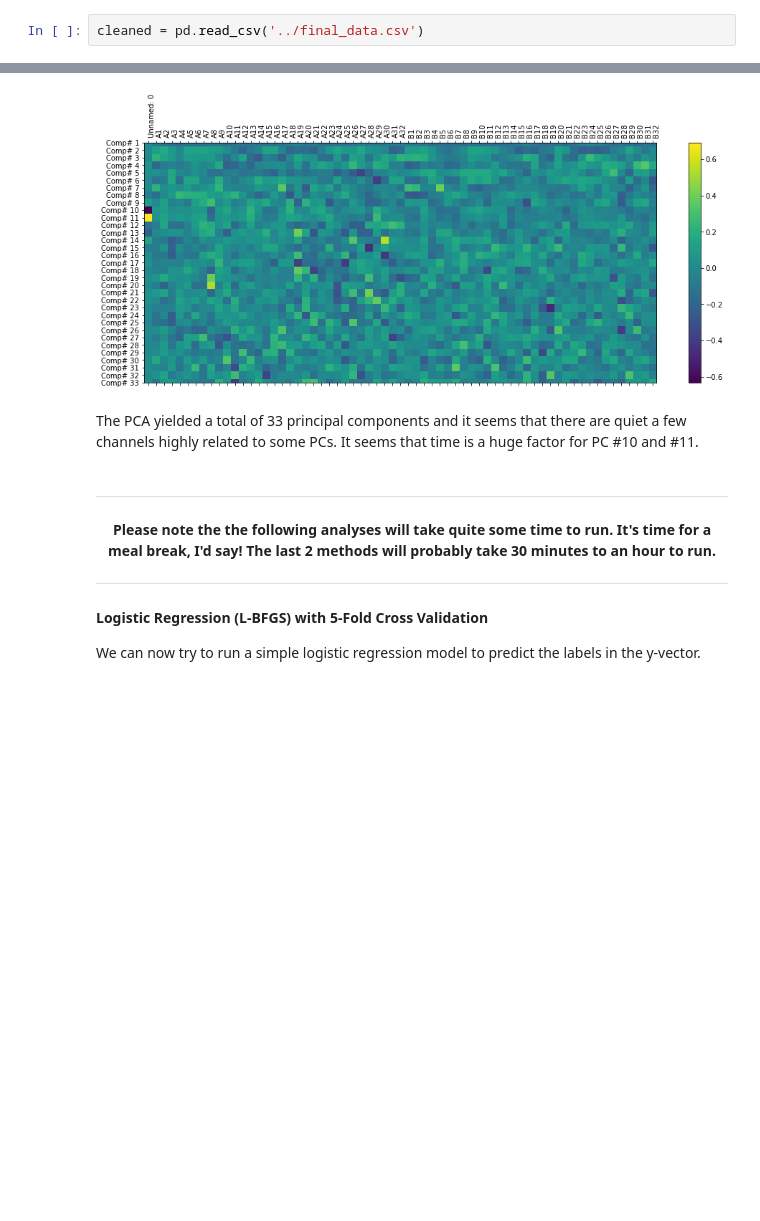
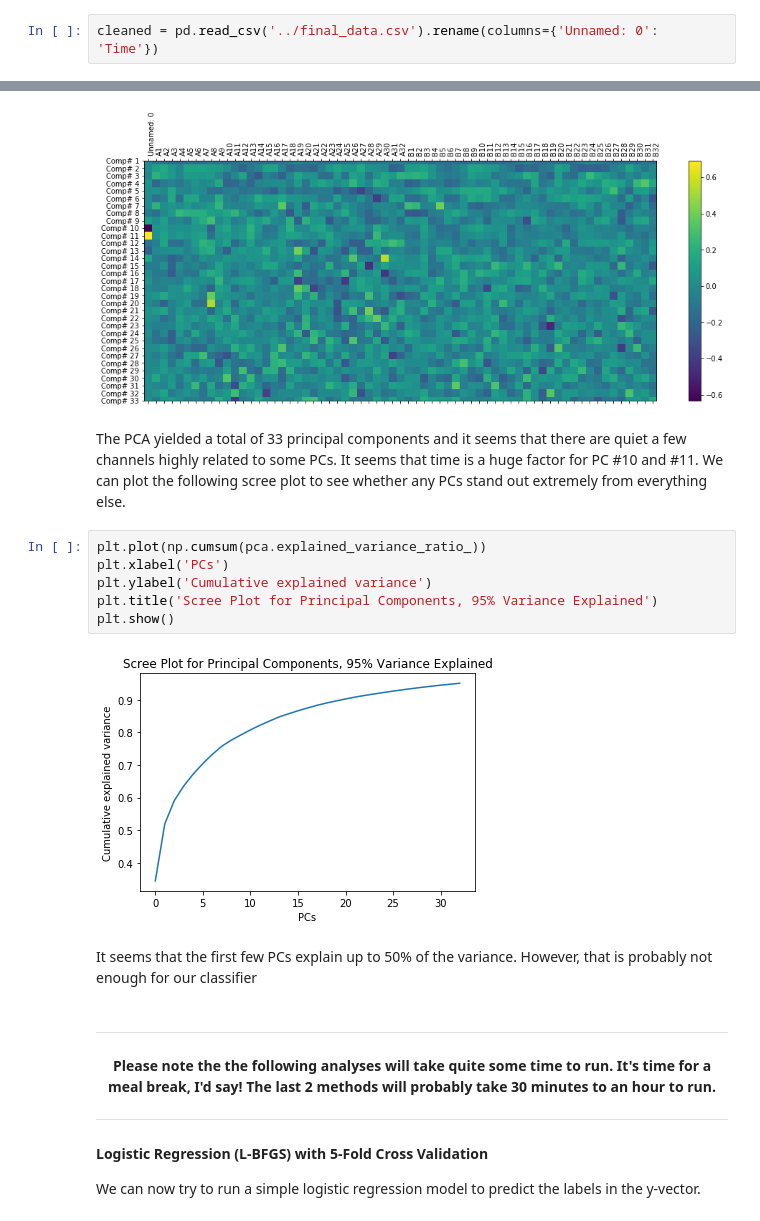
Before and after one commit to yuyang-zhong/EEG-Neural, a Jupyter notebook: notebooks/final_notebook.ipynb, the cells around one changed output, grey strips where cells are left out. Drawn from its saved outputs; the diff is of its cells as text; blank space fills up the shorter version.

Commit message:
completed first full draft of final notebook

```diff
--- a/notebooks/final_notebook.ipynb
+++ b/notebooks/final_notebook.ipynb
@@ -336,5 +353,5 @@ This is going to take a while load. Good time to a tea break. Come back in a min
 # %%
-cleaned = pd.read_csv('../final_data.csv')
+cleaned = pd.read_csv('../final_data.csv').rename(columns={'Unnamed: 0': 'Time'})
 # %% [markdown]
 ### Data Analysis
 #### Separating Data: X, Y, Train, Validation, Test
@@ -420,7 +441,17 @@ plt.show();
 # %% [output]
 [figure]
 # %% [markdown]
-The PCA yielded a total of 33 principal components and it seems that there are quiet a few channels highly related to some PCs. It seems that time is a huge factor for PC #10 and #11.
+The PCA yielded a total of 33 principal components and it seems that there are quiet a few channels highly related to some PCs. It seems that time is a huge factor for PC #10 and #11. We can plot the following scree plot to see whether any PCs stand out extremely from everything else.
+# %%
+plt.plot(np.cumsum(pca.explained_variance_ratio_))
+plt.xlabel('PCs')
+plt.ylabel('Cumulative explained variance')
+plt.title('Scree Plot for Principal Components, 95% Variance Explained')
+plt.show()
+# %% [output]
+[figure, added]
+# %% [markdown]
+It seems that the first few PCs explain up to 50% of the variance. However, that is probably not enough for our classifier
 # %% [markdown]
 ____
 <center><b>Please note the the following analyses will take quite some time to run. It's time for a meal break, I'd say! The last 2 methods will probably take 30 minutes to an hour to run.</b></center>
```
Also changed, not shown: parts of 20 cells of this notebook.
